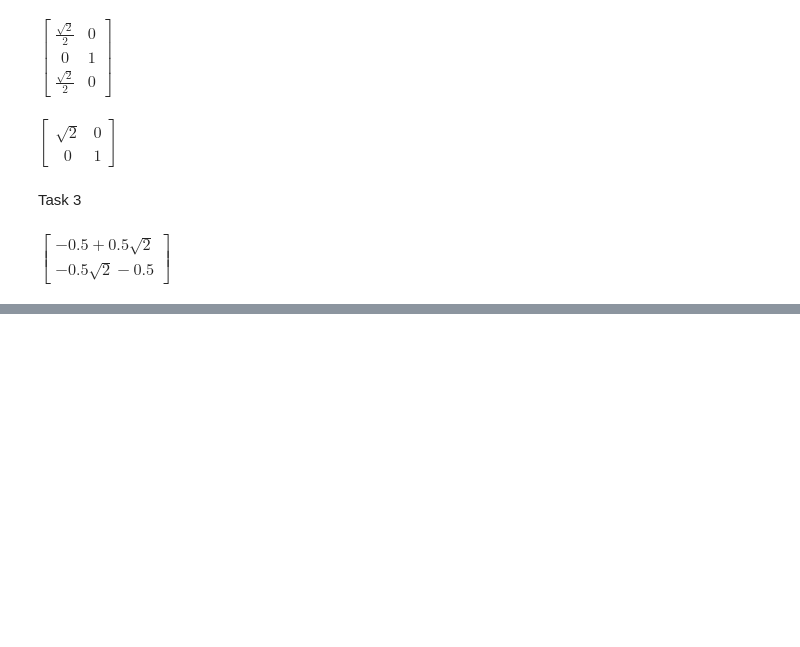
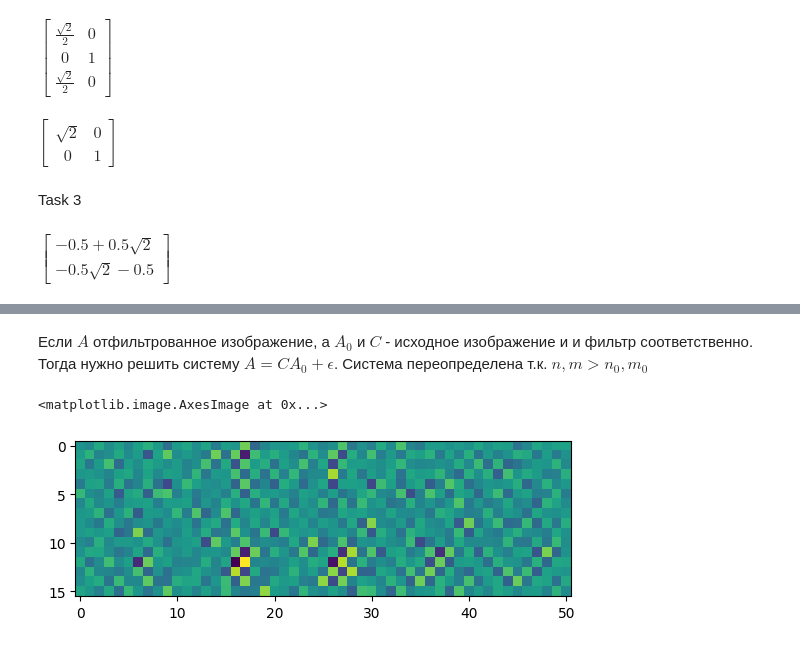
Before and after one commit to VasilyMarkov/Numerical-Methods, a Jupyter notebook: Assignment3.ipynb, the cells around one changed output, grey strips where cells are left out. Cells and saved outputs as stored; diff of their text form; code cells hidden in the pictures; blank space fills up the shorter version.

```diff
--- a/Assignment3.ipynb
+++ b/Assignment3.ipynb
@@ -82,0 +105,11 @@ array([[-2.06802793],
+# %% [markdown]
+Если \\(A\\) отфильтрованное изображение, а \\(A_{0}\\) и \\(C\\) - исходное изображение и и фильтр соответственно.
+Тогда нужно решить систему \\(A = CA_{0} + \epsilon\\). Система переопределена т.к. \\(n,m > n_{0},m_{0}\\)
+# %%
+a = mat2vec(A)
+a0 = np.linalg.pinv(C) @ a
+A0 = vec2mat(a0, (16, 51))
+plt.imshow(A0)
+# %% [output]
+<matplotlib.image.AxesImage at 0x...>
+[figure, added]
```
Also changed, not shown: parts of 10 cells of this notebook.
